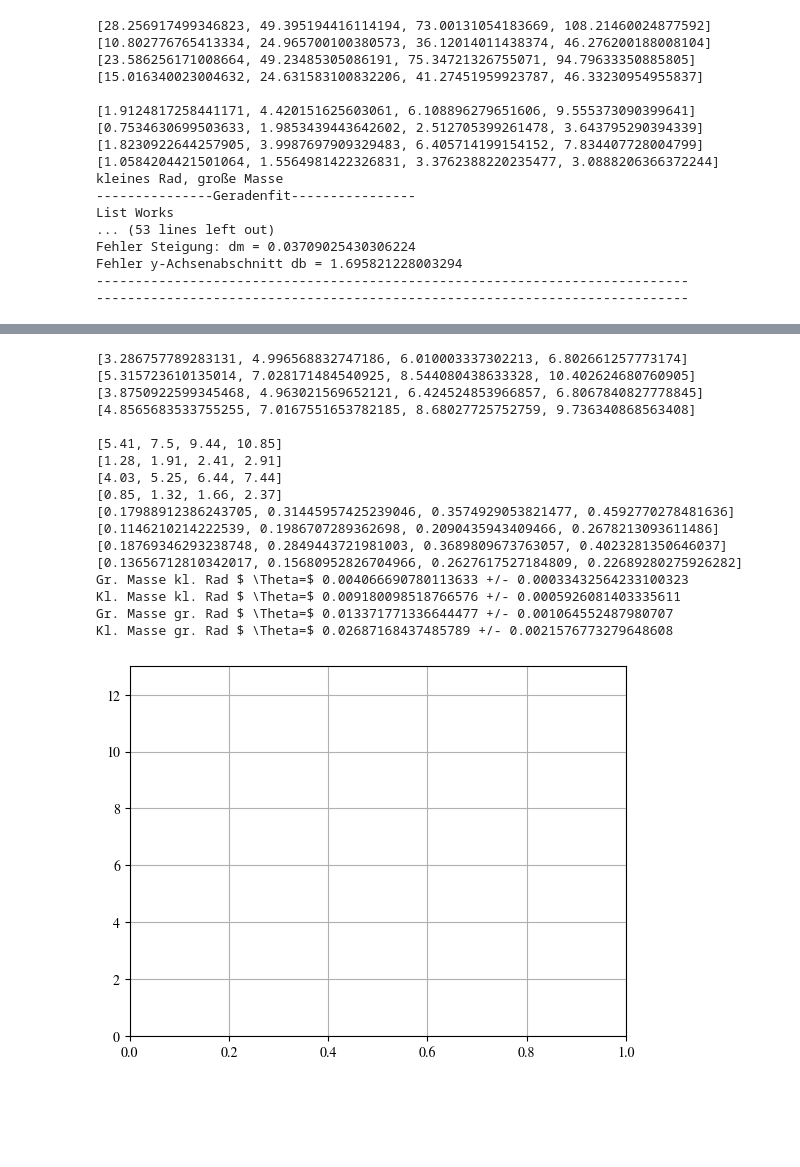
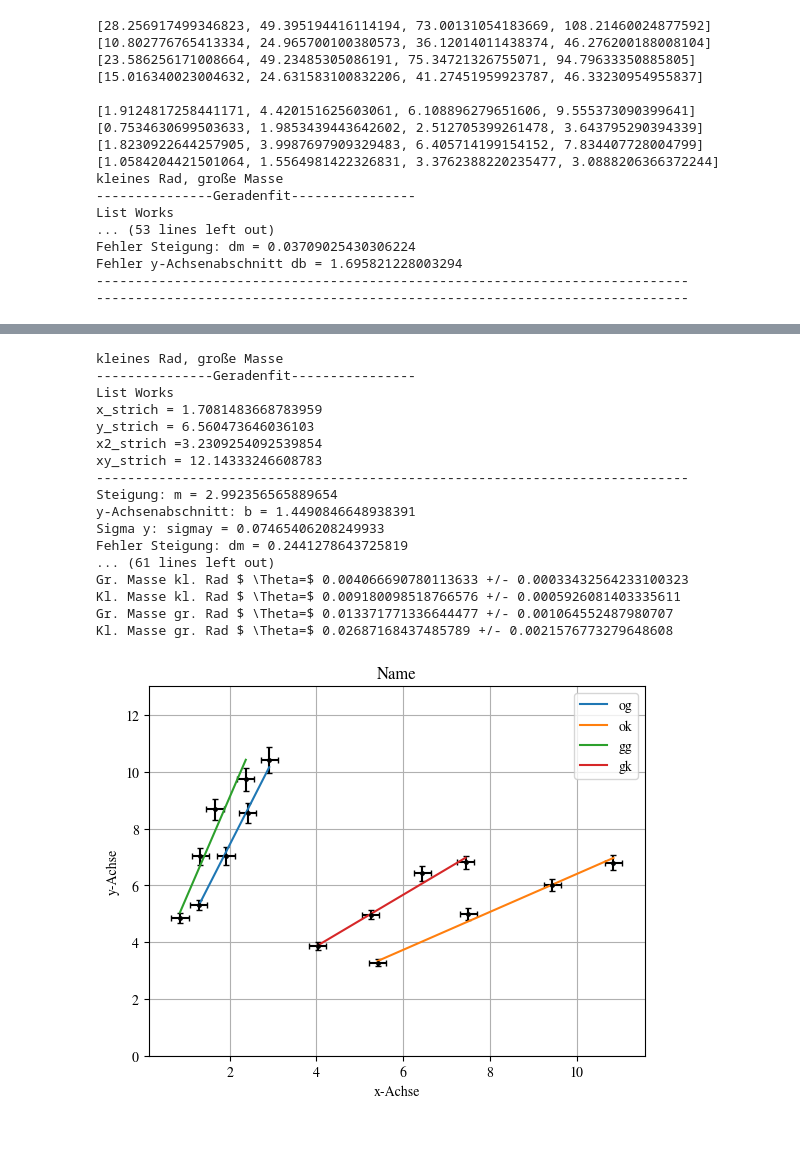
Before and after one commit to vschnizler/physikcode, a Jupyter notebook: P1/Versuch106.ipynb, the cells around one changed output, grey strips where cells are left out. Drawn from its saved outputs; the diff is of its cells as text; code cells hidden in the pictures; blank space fills up the shorter version.

```diff
--- a/P1/Versuch106.ipynb
+++ b/P1/Versuch106.ipynb
@@ -156,18 +156,18 @@ print(f'großes Rad, kleine Masse')
 geradenfit(np.asarray(h), np.asarray(o2gk), np.asarray([0]), np.asarray(egk2), "gk")
 plt.show()
 
-#mg = [1.28, 1.91, 2.41, 2.91]
-#print(f'kleines Rad, große Masse')
-#geradenfit(np.asarray(mg), np.asarray(og), np.full(len(og), 0.2), np.asarray(err), "og")
-#mk = [5.41, 7.5, 9.44, 10.85]
-#print(f'kleines Rad, kleine Masse')
-#geradenfit(np.asarray(mk), np.asarray(ok), np.full(len(og), 0.2), np.asarray(erk), "ok")
-#gg = [0.85, 1.32, 1.66, 2.37]
-#print(f'großes Rad, große Masse')
-#geradenfit(np.asarray(gg), np.asarray(ogg), np.full(len(og), 0.2), np.asarray(erg), "gg")
-#gk = [4.03, 5.25, 6.44, 7.44]
-#print(f'großes Rad, kleine Masse')
-#geradenfit(np.asarray(gk), np.asarray(ogk), np.full(len(og), 0.2), np.asarray(egk), "gk")
+mg = [1.28, 1.91, 2.41, 2.91]
+print(f'kleines Rad, große Masse')
+geradenfit(np.asarray(mg), np.asarray(og), np.full(len(og), 0.2), np.asarray(err), "og")
+mk = [5.41, 7.5, 9.44, 10.85]
+print(f'kleines Rad, kleine Masse')
+geradenfit(np.asarray(mk), np.asarray(ok), np.full(len(og), 0.2), np.asarray(erk), "ok")
+gg = [0.85, 1.32, 1.66, 2.37]
+print(f'großes Rad, große Masse')
+geradenfit(np.asarray(gg), np.asarray(ogg), np.full(len(og), 0.2), np.asarray(erg), "gg")
+gk = [4.03, 5.25, 6.44, 7.44]
+print(f'großes Rad, kleine Masse')
+geradenfit(np.asarray(gk), np.asarray(ogk), np.full(len(og), 0.2), np.asarray(egk), "gk")
 
 
 print(ok)
@@ -211,46 +211,46 @@ theta_mk_err = theta2err(2.5, 25, 0.6667501461399293, 0.042967969117900504)
 theta_gg_err = theta2err(10, 50, 3.5359579400236125, 0.27135776182408)
 theta_gk_err = theta2err(10, 25, 0.9042579974396779, 0.07193863599102972)
 
 print(f'Gr. Masse kl. Rad $ \Theta=$', theta_mg, f'+/-', theta_mg_err)
 print(f'Kl. Masse kl. Rad $ \Theta=$', theta_mk, f'+/-', theta_mk_err)
 print(f'Gr. Masse gr. Rad $ \Theta=$', theta_gg, f'+/-', theta_gg_err)
 print(f'Kl. Masse gr. Rad $ \Theta=$', theta_gk, f'+/-', theta_gk_err)
 # %% [output]
 [28.256917499346823, 49.395194416114194, 73.00131054183669, 108.21460024877592]
 [10.802776765413334, 24.965700100380573, 36.12014011438374, 46.276200188008104]
 [23.586256171008664, 49.23485305086191, 75.34721326755071, 94.79633350885805]
 [15.016340023004632, 24.631583100832206, 41.27451959923787, 46.33230954955837]
 
 [1.9124817258441171, 4.420151625603061, 6.108896279651606, 9.555373090399641]
 [0.7534630699503633, 1.9853439443642602, 2.512705399261478, 3.643795290394339]
 [1.8230922644257905, 3.9987697909329483, 6.405714199154152, 7.834407728004799]
 [1.0584204421501064, 1.5564981422326831, 3.3762388220235477, 3.0888206366372244]
 kleines Rad, große Masse
 ---------------Geradenfit----------------
 List Works
 ... (53 lines left out)
 Fehler Steigung: dm = 0.03709025430306224
 Fehler y-Achsenabschnitt db = 1.695821228003294
 ----------------------------------------------------------------------------
 ----------------------------------------------------------------------------
 [figure]
-[3.286757789283131, 4.996568832747186, 6.010003337302213, 6.802661257773174]
-[5.315723610135014, 7.028171484540925, 8.544080438633328, 10.402624680760905]
-[3.8750922599345468, 4.963021569652121, 6.424524853966857, 6.8067840827778845]
-[4.8565683533755255, 7.0167551653782185, 8.68027725752759, 9.736340868563408]
-
-[5.41, 7.5, 9.44, 10.85]
-[1.28, 1.91, 2.41, 2.91]
-[4.03, 5.25, 6.44, 7.44]
-[0.85, 1.32, 1.66, 2.37]
-[0.17988912386243705, 0.31445957425239046, 0.3574929053821477, 0.4592770278481636]
-[0.1146210214222539, 0.1986707289362698, 0.2090435943409466, 0.2678213093611486]
-[0.18769346293238748, 0.2849443721981003, 0.3689809673763057, 0.4023281350646037]
-[0.13656712810342017, 0.15680952826704966, 0.2627617527184809, 0.22689280275926282]
+kleines Rad, große Masse
+---------------Geradenfit----------------
+List Works
+x_strich = 1.7081483668783959
+y_strich = 6.560473646036103
+x2_strich =3.2309254092539854
+xy_strich = 12.14333246608783
+----------------------------------------------------------------------------
+Steigung: m = 2.992356565889654
+y-Achsenabschnitt: b = 1.4490846648938391
+Sigma y: sigmay = 0.07465406208249933
+Fehler Steigung: dm = 0.2441278643725819
+... (61 lines left out)
 Gr. Masse kl. Rad $ \Theta=$ 0.004066690780113633 +/- 0.00033432564233100323
 Kl. Masse kl. Rad $ \Theta=$ 0.009180098518766576 +/- 0.0005926081403335611
 Gr. Masse gr. Rad $ \Theta=$ 0.013371771336644477 +/- 0.001064552487980707
 Kl. Masse gr. Rad $ \Theta=$ 0.02687168437485789 +/- 0.0021576773279648608
-[figure, old version]
+[figure, new version]
 # %% [markdown]
 #####
```
Also changed, not shown: 8 other files.
